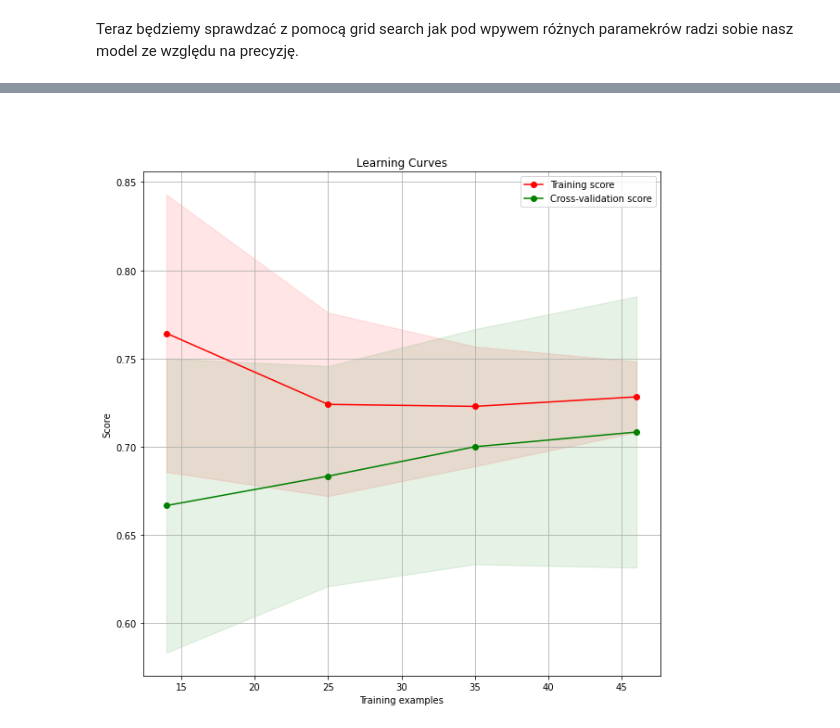
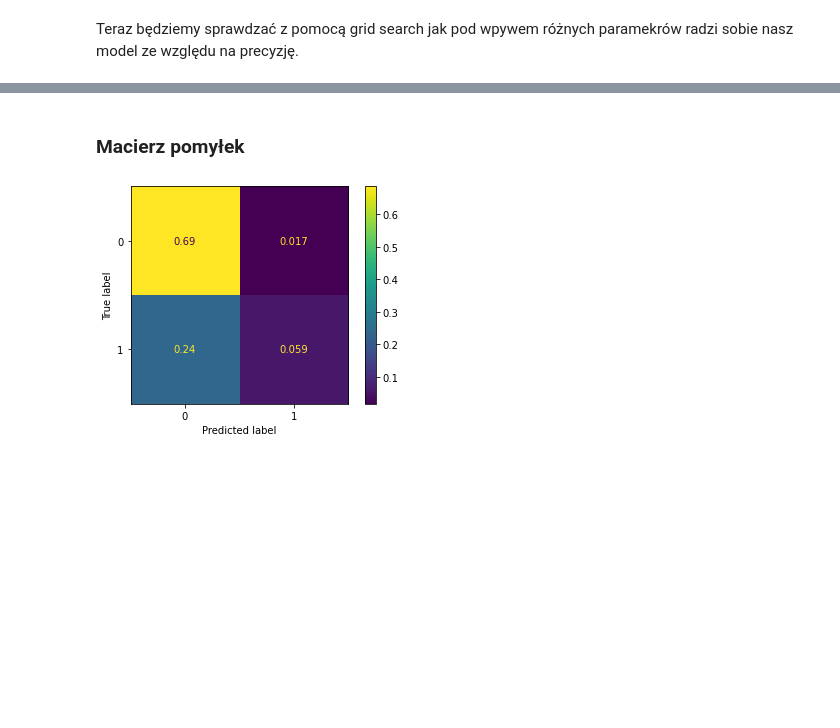
Before and after one commit to KalitaKonrad/inteligencja-obliczeniowa, a Jupyter notebook: projekt1/Widuch_Kalita.ipynb, the cells around one changed output, grey strips where cells are left out. Cells and saved outputs as stored; diff of their text form; code cells hidden in the pictures; blank space fills up the shorter version.

```diff
--- a/projekt1/Widuch_Kalita.ipynb
+++ b/projekt1/Widuch_Kalita.ipynb
@@ -216,8 +193,7 @@ def precision(y_actual, y_hat):
 Teraz będziemy sprawdzać z pomocą grid search jak pod wpywem różnych paramekrów radzi sobie nasz model ze względu na precyzję.
 # %%
 parameters = {'C': np.logspace(-4,4,10),
-              'penalty': ['l2', 'elasticnet', 'none'],
-              'solver': ['newton-cg', 'lbfgs', 'liblinear', 'sag', 'saga']}
+              'penalty': ['l2', 'elasticnet', 'none']}
 # %%
 gscv = GridSearchCV(lr, parameters, scoring='average_precision', cv=10)
 gscv.fit(X_train, y_train)
@@ -228,4 +204,4 @@ print(gscv.best_params_)
 # %%
-lr = linear_model.LogisticRegression(C=gscv.best_params_['C'], penalty=gscv.best_params_['penalty'], solver=gscv.best_params_['solver'])
+lr = linear_model.LogisticRegression(C=gscv.best_params_['C'], penalty=gscv.best_params_['penalty'])
 lr.fit(X_train, y_train)
 # %% [output]
@@ -241,7 +217,7 @@ Score (accuracy):       0.6896551724137931
 # %% [markdown]
-###
+### Macierz pomyłek
-# %%
-cv = ShuffleSplit(n_splits=10, test_size=0.2, random_state=0)
-plot_learning_curve(lr, X_test, y_test, cv=cv)
-# %% [output]
-[figure, removed]
+# %%
+plot_confusion_matrix(lr, X, y, normalize='all')
+plt.show()
+# %% [output]
+[figure, added]
```
Also changed, not shown: parts of 9 cells of this notebook.
